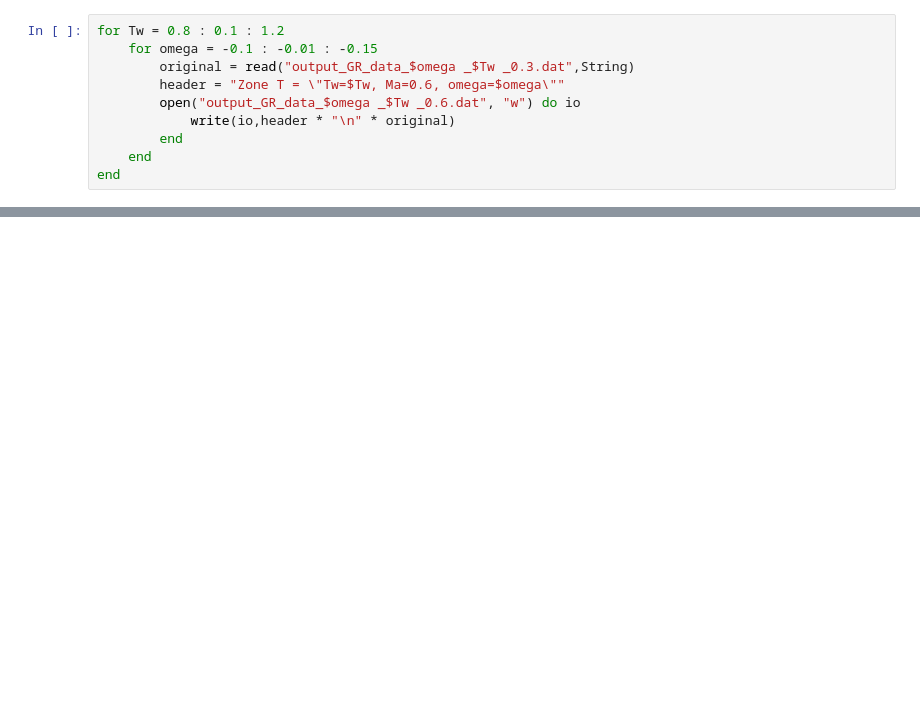
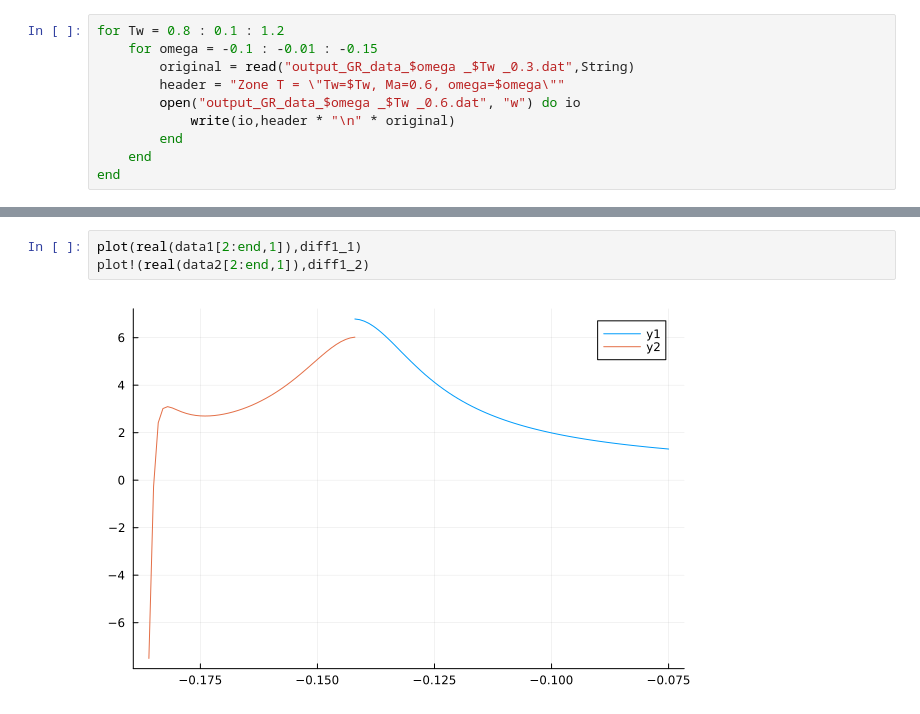
Before and after one commit to HaojieZhang917/compressible_bek, a Jupyter notebook: compress/BEK/Bode/eN/Andianfa/eN.ipynb, the cells around one changed output, grey strips where cells are left out. Drawn from its saved outputs; the diff is of its cells as text; blank space fills up the shorter version.

```diff
--- a/compress/BEK/Bode/eN/Andianfa/eN.ipynb
+++ b/compress/BEK/Bode/eN/Andianfa/eN.ipynb
@@ -135,0 +401,5 @@ end
+# %%
+plot(real(data1[2:end,1]),diff1_1)
+plot!(real(data2[2:end,1]),diff1_2)
+# %% [output]
+[figure, added]
```
Also changed, not shown: parts of 15 cells of this notebook, 4 other files.
